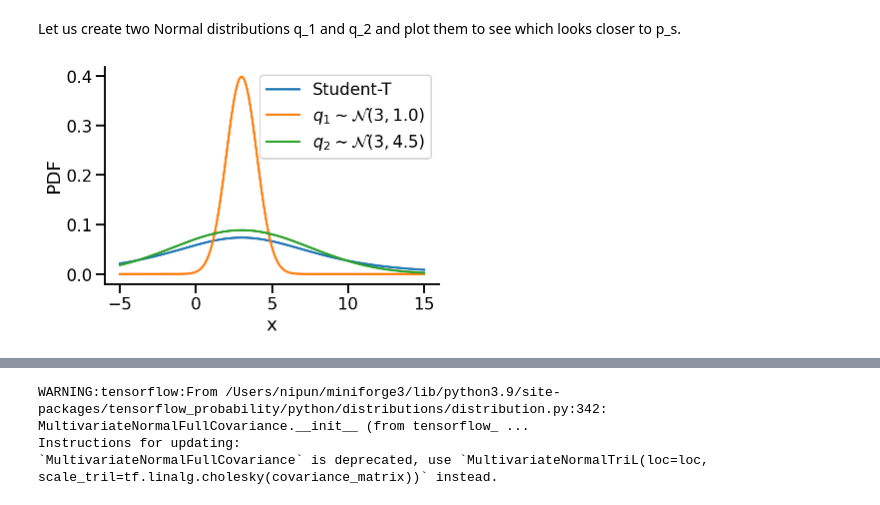
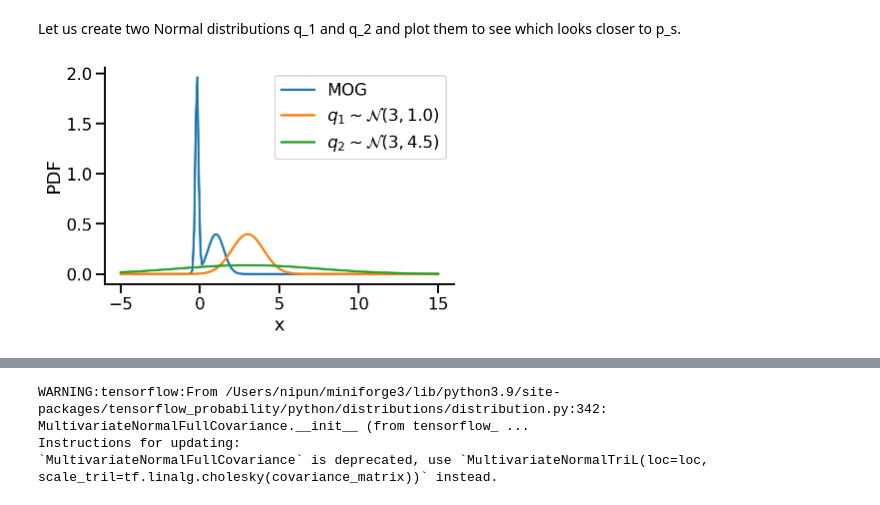
Before and after one commit to nipunbatra/blog-old, a Jupyter notebook: _notebooks/2022-01-29-kl-divergence.ipynb, the cells around one changed output, grey strips where cells are left out. Saved outputs shown, nothing was run; the diff lists cells and outputs as text; code cells hidden in the pictures.

```diff
--- a/_notebooks/2022-01-29-kl-divergence.ipynb
+++ b/_notebooks/2022-01-29-kl-divergence.ipynb
@@ -215,4 +234,10 @@ Let us rework our example with `p` coming from `Student-T` distribution and `q`
 # %%
-p_s = tfd.StudentT(df = 3, loc = 3, scale=5)
+p_s  = tfd.MixtureSameFamily(
+    mixture_distribution=tfd.Categorical(
+        probs=[0.5, 0.5]),
+    components_distribution=tfd.Normal(
+      loc=[-.2, 1],       # One for each component.
+      scale=[0.1, 0.5]))  # And same here.
+
 p_s
 # %% [output]
@@ -225,15 +255,17 @@ q_2 = create_q(3, 4.5)
 # %%
 prob_values_p_s = p_s.prob(z_values)
 prob_values_q_1 = q_1.prob(z_values)
 prob_values_q_2 = q_2.prob(z_values)
 
-plt.plot(z_values, prob_values_p_s, label=r'Student-T')
+plt.plot(z_values, prob_values_p_s, label=r'MOG')
 plt.plot(z_values, prob_values_q_1, label=r'$q_1\sim\mathcal{N} (3, 1.0)$')
 plt.plot(z_values, prob_values_q_2, label=r'$q_2\sim\mathcal{N} (3, 4.5)$')
 
 sns.despine()
 plt.legend()
 plt.xlabel("x")
 plt.ylabel("PDF");
+plt.tight_layout()
+plt.savefig("dkl-different.png", dpi=150, )
 # %% [output]
-[figure, old version]
+[figure, new version]
```
Also changed, not shown: parts of 49 cells of this notebook, 7 other files.
